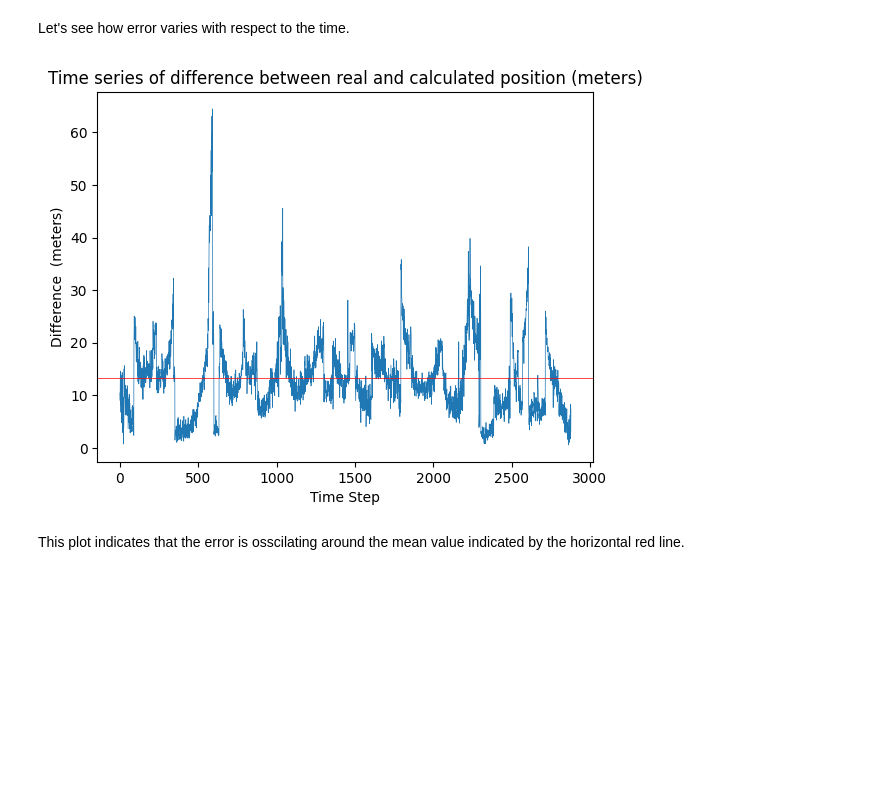
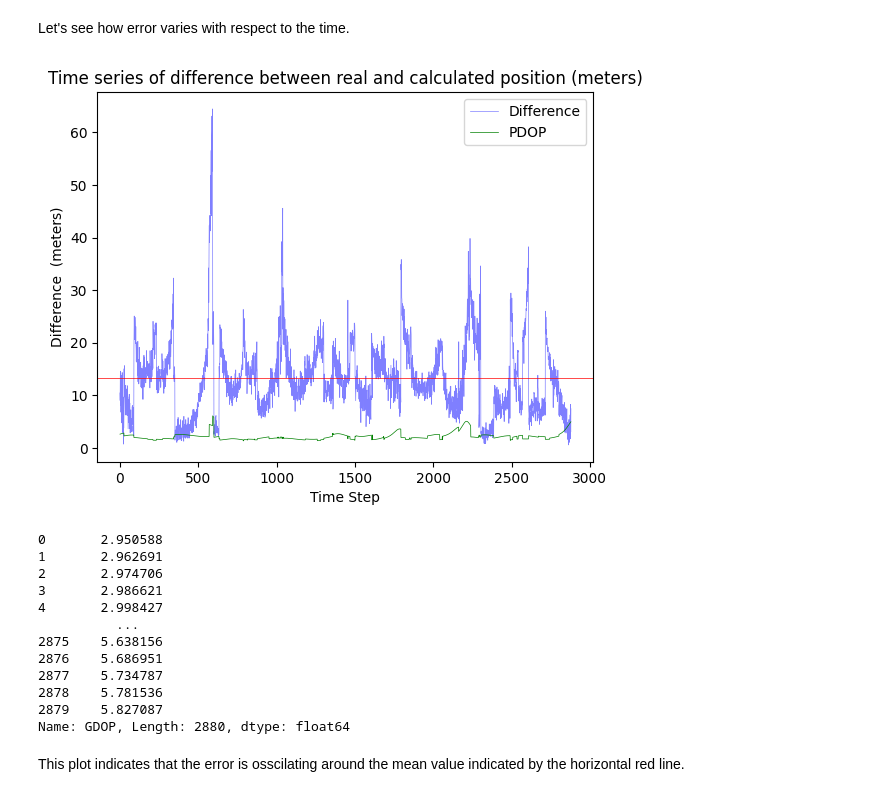
Before and after one commit to NISCHALPI/Navigator, a Jupyter notebook: docs/reports/report-dec-2023/summary_dec23.ipynb, the cells around one changed output. Drawn from its saved outputs; the diff is of its cells as text; code cells hidden in the pictures; blank space fills up the shorter version.

```diff
--- a/docs/reports/report-dec-2023/summary_dec23.ipynb
+++ b/docs/reports/report-dec-2023/summary_dec23.ipynb
@@ -75,10 +75,12 @@ import seaborn as sns
 from pathlib import Path
 
 # Test file path
-obs_path = Path('../../../../Data/Rinex2022/2022/001/KOKB00USA/KOKB00USA_R_20220010000_01D_30S_MO.crx.gz')
+obs_path = Path(
+    "./data/KOKB00USA_R_20220010000_01D_30S_MO.crx.gz"
+)
 parser = Parser(iparser=IParseGPSObs())
 
-metadata , data = parser(filepath=obs_path)
+metadata, data = parser(filepath=obs_path)
 # %%
 data.head()
 # %% [output]
@@ -406,11 +450,7 @@ import pandas as pd
 df = []
 
 for epoch in epoches:
-    df.append(triangulator.igs_diff(
-        obs=epoch,
-        obs_metadata=None,
-        nav_metadata=None
-    ))
+    df.append(triangulator.igs_diff(obs=epoch, obs_metadata=None, nav_metadata=None))
 # %%
 # Convert to dataframe
 df = pd.DataFrame(df)
@@ -445,16 +485,42 @@ ax.set_xlabel('Difference between real and calculated position (meters)');
 As we can see the diff is normally distributed around 11m. We are obtatining a bias of 11m in the position.
 # %% [markdown]
 Let's see how error varies with respect to the time.
+# %%
+ax = sns.lineplot(x=df.index, y=df['diff'], linewidth=0.5, label='Difference', color='blue', alpha=0.5)
+ax.set_xlabel('Time Step')
+ax.set_ylabel('Difference  (meters)')
+ax.set_title('Time series of difference between real and calculated position (meters)')
+
+# Add a horizontal line at mean of the difference
+ax.axhline(df['diff'].mean(), color='red', linewidth=0.5);
+
+# Superimpose GDOP on the plot
+ax.plot(df.index, df['PDOP'], linewidth=0.5, label='PDOP', color='green')
+ax.legend();
+# %% [output]
+[figure, added]
 # %%
-ax = sns.lineplot(x=df.index, y=df['diff'], linewidth=0.5);
-ax.set_xlabel('Time Step');
-ax.set_ylabel('Difference  (meters)');
-ax.set_title('Time series of difference between real and calculated position (meters)');
+ax = sns.lineplot(x=df.index, y=df['GDOP'], linewidth=0.5)
+ax.set_xlabel('Time Step')
+ax.set_ylabel('GDOP')
+ax.set_title('Time series of GDOP')
+
 
 # Add a horizontal line at mean of the difference
 ax.axhline(df['diff'].mean(), color='red', linewidth=0.5);
 # %% [output]
-[figure, removed]
+0       2.950588
+1       2.962691
+2       2.974706
+3       2.986621
+4       2.998427
+          ...
+2875    5.638156
+2876    5.686951
+2877    5.734787
+2878    5.781536
+2879    5.827087
+Name: GDOP, Length: 2880, dtype: float64
 # %% [markdown]
 This plot indicates that the error is osscilating around the mean value indicated by the horizontal red line.
 # %% [markdown]
```
Also changed, not shown: parts of 15 cells of this notebook, 14 other files.
